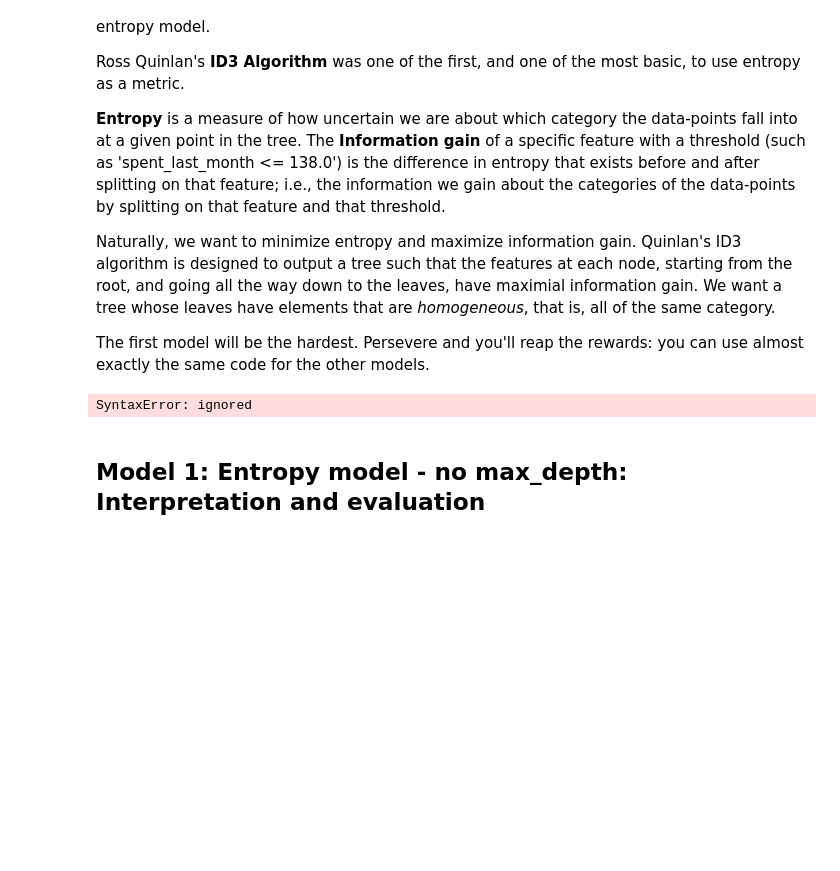
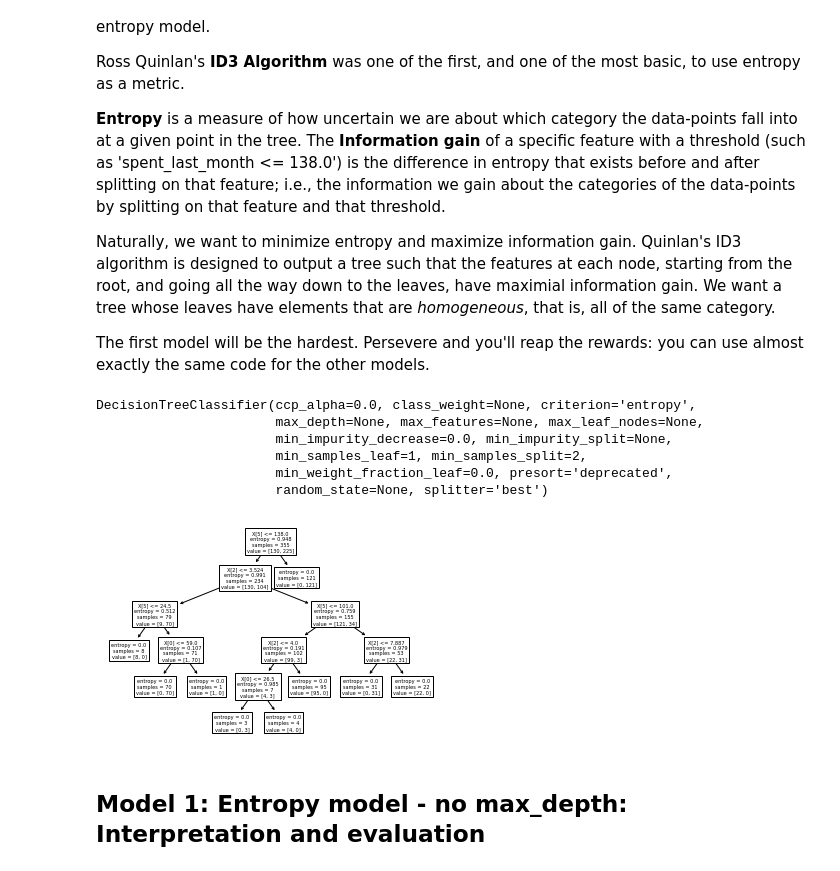
Before and after one commit to allen44/case-study-decision-tree, a Jupyter notebook: Springboard_Decision_Tree_Specialty_Coffee_Case_Study_Tier_3.ipynb, the cells around one changed output. Saved outputs shown, nothing was run; the diff lists cells and outputs as text; code cells hidden in the pictures; blank space fills up the shorter version.

Commit message:
finish four decision tree models

```diff
--- a/Springboard_Decision_Tree_Specialty_Coffee_Case_Study_Tier_3.ipynb
+++ b/Springboard_Decision_Tree_Specialty_Coffee_Case_Study_Tier_3.ipynb
@@ -227,9 +227,9 @@ array([ 1., nan,  0.])
 # %% [markdown]
 We now want to replace `1.0` and `0.0` in the `Decision` column by `YES` and `NO` respectively.
 # %%
-# Replace 1.0 and 0.0 by 'Yes' and 'No'
-coffeeData['Decision'] = coffeeData['Decision'].replace(1., 'Yes')
-coffeeData['Decision'] = coffeeData['Decision'].replace(0., 'No')
+# Replace 1.0 and 0.0 by 'YES' and 'NO'
+coffeeData['Decision'] = coffeeData['Decision'].replace(1., 'YES')
+coffeeData['Decision'] = coffeeData['Decision'].replace(0., 'NO')
 # %%
 # Check that our replacing those values with 'YES' and 'NO' worked, with unique()
 coffeeData['Decision'].unique()
@@ -422,30 +422,37 @@ Naturally, we want to minimize entropy and maximize information gain. Quinlan's
 The first model will be the hardest. Persevere and you'll reap the rewards: you can use almost exactly the same code for the other models.
 # %%
 # Declare a variable called entr_model and use tree.DecisionTreeClassifier.
-_ _ _
+entr_model = tree.DecisionTreeClassifier(criterion='entropy')
 
 # Call fit() on entr_model
-_ _ _
+entr_model.fit(X_train, y_train)
 
 # Call predict() on entr_model with X_test passed to it, and assign the result to a variable y_pred
-_ _ _
+y_pred = entr_model.predict(X_test)
 
 # Call Series on our y_pred variable with the following: pd.Series(y_pred)
-_ _ _
+y_pred = pd.Series(y_pred)
 
 # Check out entr_model
 entr_model
 # %% [output]
-SyntaxError: ignored
+DecisionTreeClassifier(ccp_alpha=0.0, class_weight=None, criterion='entropy',
+                       max_depth=None, max_features=None, max_leaf_nodes=None,
+                       min_impurity_decrease=0.0, min_impurity_split=None,
+                       min_samples_leaf=1, min_samples_split=2,
+                       min_weight_fraction_leaf=0.0, presort='deprecated',
+                       random_state=None, splitter='best')
 # %%
 # Now we want to visualize the tree
-_ _ _
+entr_model_plot = tree.plot_tree(entr_model)
 
 # We can do so with export_graphviz
-_ _ _
+entr_model_graphviz = tree.export_graphviz(entr_model)
 
 # Alternatively for class_names use entr_model.classes_
-_ _ _
+entr_model_classes = entr_model.classes_
+# %% [output]
+[figure, added]
 # %% [markdown]
 ## Model 1: Entropy model - no max_depth: Interpretation and evaluation
 # %%
```
Also changed, not shown: parts of 32 cells of this notebook.
